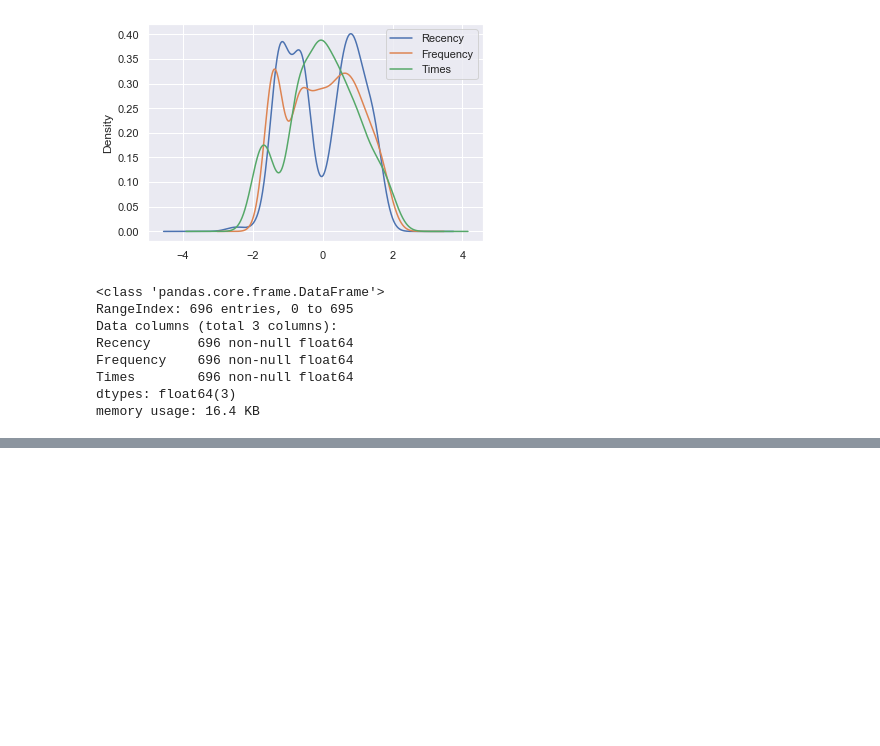
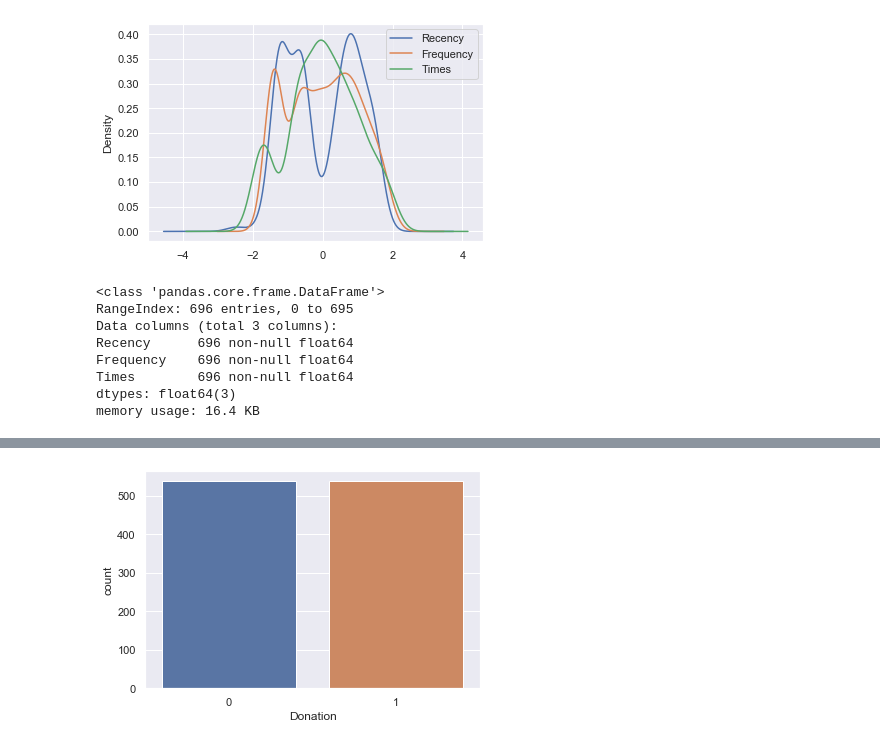
Before and after one commit to Barteus/ml-blood-donations, a Jupyter notebook: notebook/002-bpk-data-cleaning.ipynb, the cells around one changed output, grey strips where cells are left out. Drawn from its saved outputs; the diff is of its cells as text; code cells hidden in the pictures; blank space fills up the shorter version.

```diff
--- a/notebook/002-bpk-data-cleaning.ipynb
+++ b/notebook/002-bpk-data-cleaning.ipynb
@@ -98,0 +106,6 @@ memory usage: 16.4 KB
+# %%
+df_features_transformed, target = clean.oversampling(df_features_transformed, target)
+# %%
+sns.countplot(x='Donation', data=pd.DataFrame(target, columns=['Donation']));
+# %% [output]
+[figure, added]
```
Also changed, not shown: parts of 7 cells of this notebook, 6 other files.
